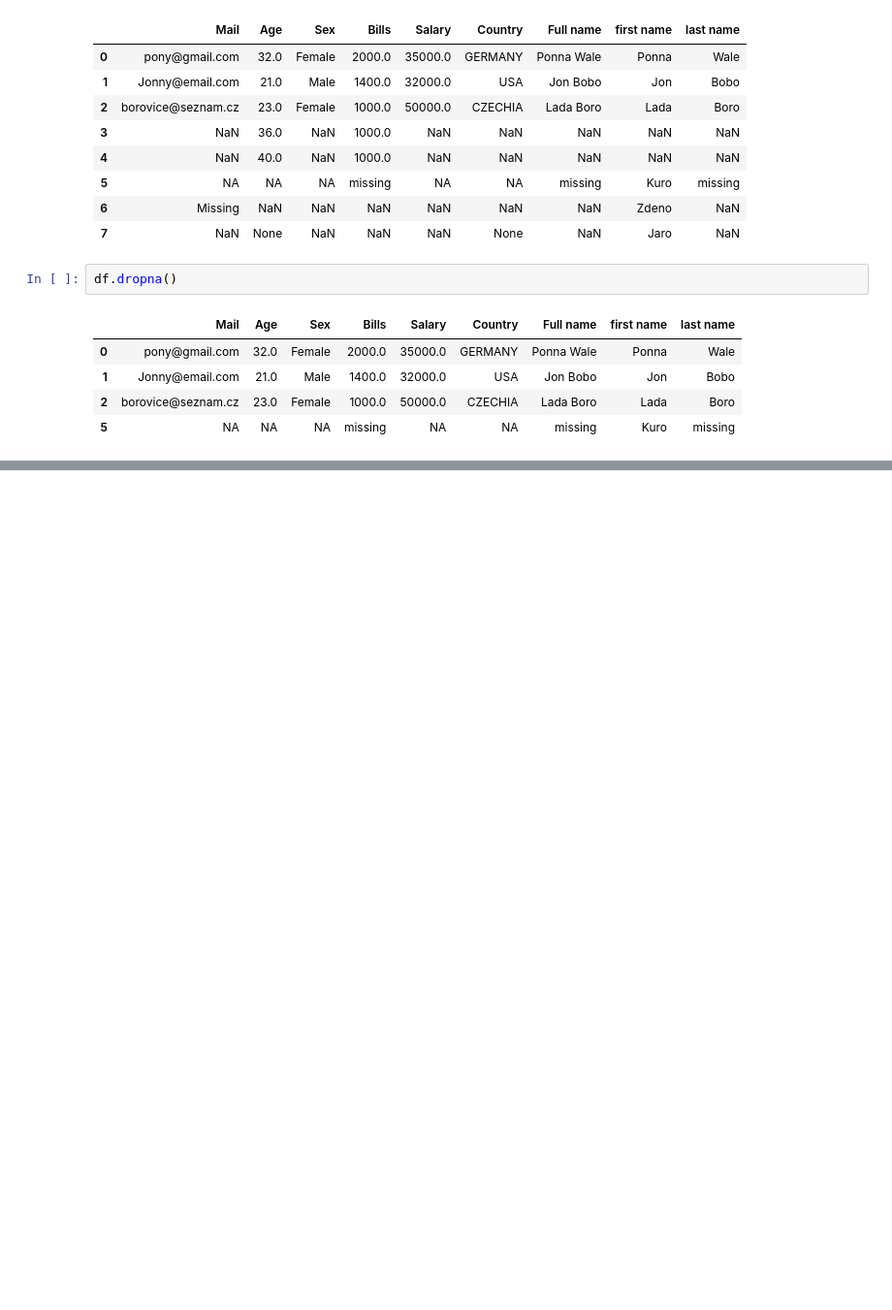
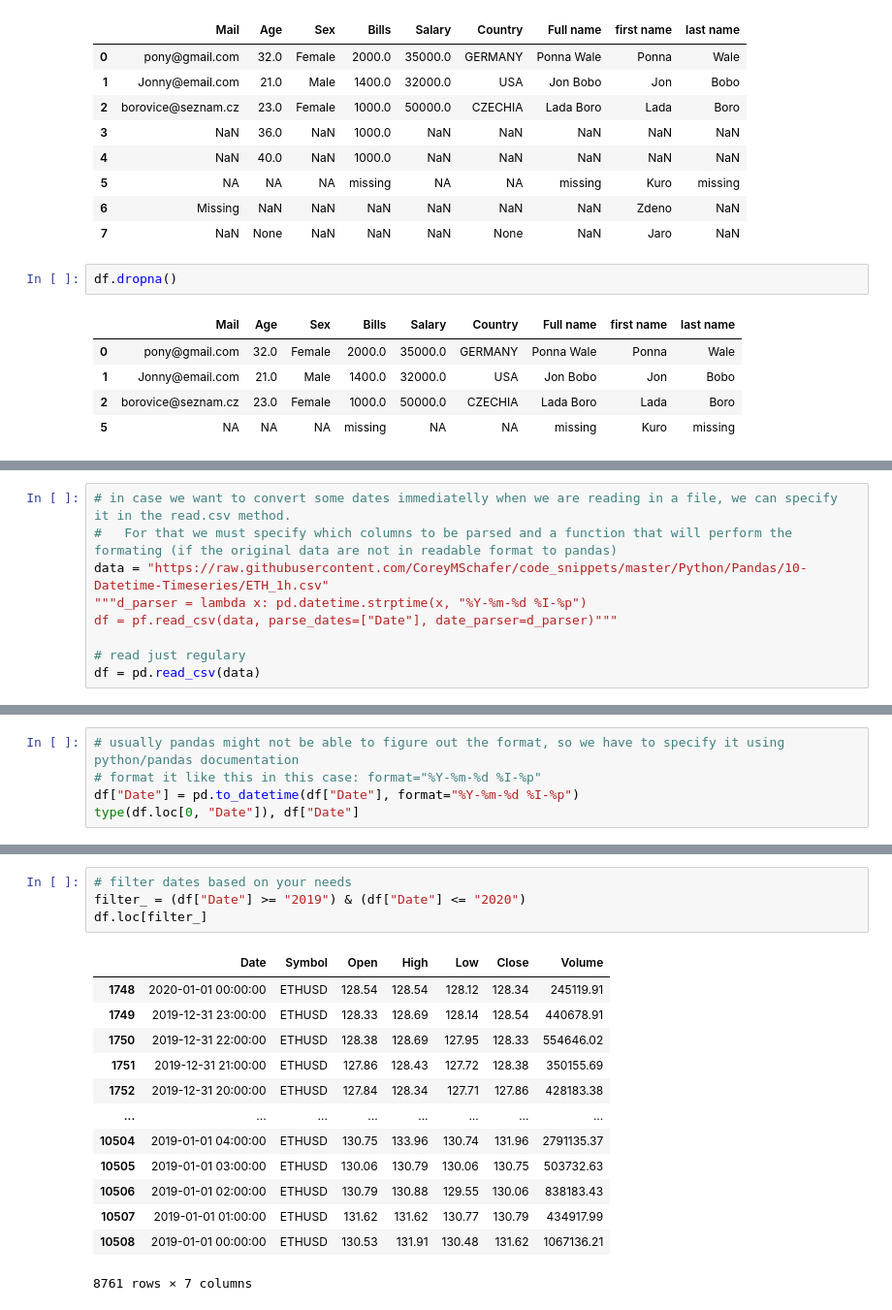
Before and after one commit to Ismaril/training, a Jupyter notebook: Machine learning Deep learning/syntax/s_pandas.ipynb, the cells around one changed output, grey strips where cells are left out. Shown at 97% size. Drawn from its saved outputs; the diff is of its cells as text; blank space fills up the shorter version.

Commit message:
updated data cleaning & datetimes in pandas

```diff
--- a/Machine learning Deep learning/syntax/s_pandas.ipynb
+++ b/Machine learning Deep learning/syntax/s_pandas.ipynb
@@ -959,0 +1073,9 @@ df.dropna()
+# %%
+# in case we want to convert some dates immediatelly when we are reading in a file, we can specify it in the read.csv method.
+#   For that we must specify which columns to be parsed and a function that will perform the formating (if the original data are not in readable format to pandas)
+data = "https://raw.githubusercontent.com/CoreyMSchafer/code_snippets/master/Python/Pandas/10-Datetime-Timeseries/ETH_1h.csv"
+"""d_parser = lambda x: pd.datetime.strptime(x, "%Y-%m-%d %I-%p")
+df = pf.read_csv(data, parse_dates=["Date"], date_parser=d_parser)"""
+
+# read just regulary
+df = pd.read_csv(data)
@@ -959,0 +1096,5 @@ df.dropna()
+# %%
+# usually pandas might not be able to figure out the format, so we have to specify it using python/pandas documentation
+# format it like this in this case: format="%Y-%m-%d %I-%p"
+df["Date"] = pd.to_datetime(df["Date"], format="%Y-%m-%d %I-%p")
+type(df.loc[0, "Date"]), df["Date"]
@@ -959,0 +1146,18 @@ df.dropna()
+# %%
+# filter dates based on your needs
+filter_ = (df["Date"] >= "2019") & (df["Date"] <= "2020")
+df.loc[filter_]
+# %% [output]
+|  | Date | Symbol | Open | High | Low | Close | Volume |
+| 1748 | 2020-01-01 00:00:00 | ETHUSD | 128.54 | 128.54 | 128.12 | 128.34 | 245119.91 |
+| 1749 | 2019-12-31 23:00:00 | ETHUSD | 128.33 | 128.69 | 128.14 | 128.54 | 440678.91 |
+| 1750 | 2019-12-31 22:00:00 | ETHUSD | 128.38 | 128.69 | 127.95 | 128.33 | 554646.02 |
+| 1751 | 2019-12-31 21:00:00 | ETHUSD | 127.86 | 128.43 | 127.72 | 128.38 | 350155.69 |
+| 1752 | 2019-12-31 20:00:00 | ETHUSD | 127.84 | 128.34 | 127.71 | 127.86 | 428183.38 |
+| ... | ... | ... | ... | ... | ... | ... | ... |
+| 10504 | 2019-01-01 04:00:00 | ETHUSD | 130.75 | 133.96 | 130.74 | 131.96 | 2791135.37 |
+| 10505 | 2019-01-01 03:00:00 | ETHUSD | 130.06 | 130.79 | 130.06 | 130.75 | 503732.63 |
+| 10506 | 2019-01-01 02:00:00 | ETHUSD | 130.79 | 130.88 | 129.55 | 130.06 | 838183.43 |
+| 10507 | 2019-01-01 01:00:00 | ETHUSD | 131.62 | 131.62 | 130.77 | 130.79 | 434917.99 |
+| 10508 | 2019-01-01 00:00:00 | ETHUSD | 130.53 | 131.91 | 130.48 | 131.62 | 1067136.21 |
+8761 rows × 7 columns
```
Also changed, not shown: parts of 30 cells of this notebook, 1 other file.
